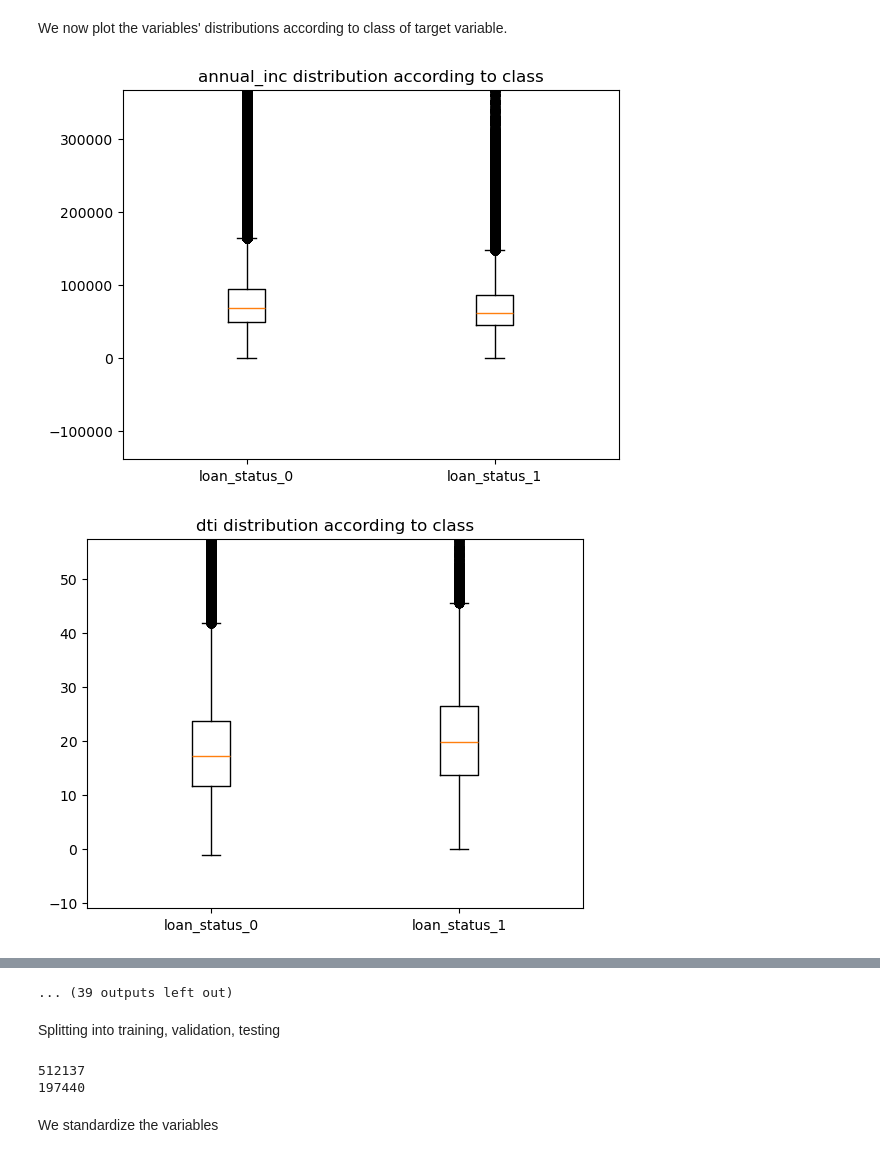
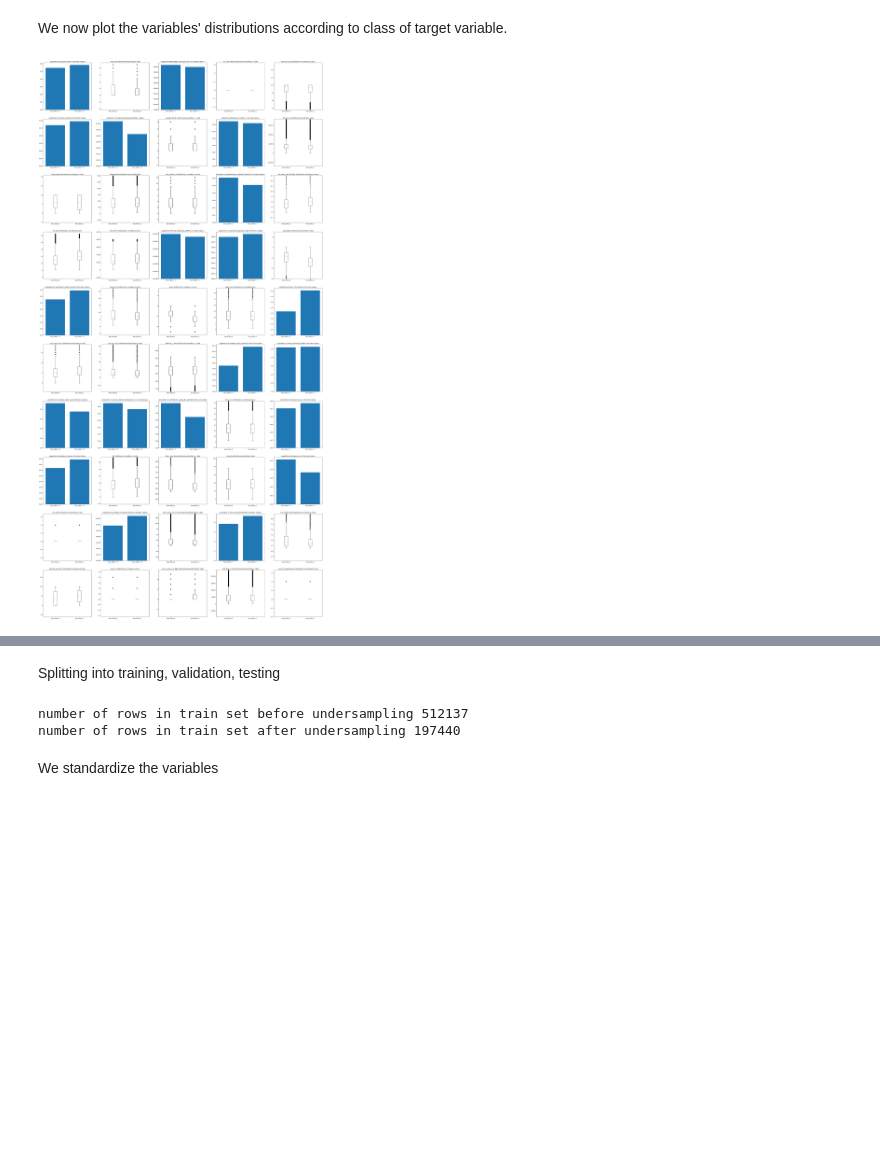
Before and after one commit to G-Mass/MTFI-project, a Jupyter notebook: p2p_lending_credit_risk_assessment.ipynb, the cells around one changed output, grey strips where cells are left out. Cells and saved outputs as stored; diff of their text form; code cells hidden in the pictures; blank space fills up the shorter version.

Commit message:
modified some graphs

```diff
--- a/p2p_lending_credit_risk_assessment.ipynb
+++ b/p2p_lending_credit_risk_assessment.ipynb
@@ -319,20 +291,19 @@ df.isna().sum().sum()
 # %% [markdown]
 We now plot the variables' distributions according to class of target variable.
 # %%
+fig, ax = plt.subplots(nrows= 10, ncols= 5, figsize = (40,80))
+ax = ax.flatten()
+
 n_loan_status_0 = (df[df.loan_status == 0]).shape[0]
 n_loan_status_1 = (df[df.loan_status == 1]).shape[0]
-for var_name in df.columns:
+for i,var_name in enumerate(set(df.columns)-set(["loan_status"])):
     if df[var_name].value_counts().size == 2:
-        fig, ax = plt.subplots()
-        ax.bar(x = ("loan_status = 0","loan_status = 1"), height=(df[df.loan_status == 0][var_name].sum()/n_loan_status_0,df[df.loan_status == 1][var_name].sum()/n_loan_status_1))
-        ax.set_title("proportion of "+var_name +" in the two classes")
+        ax[i].bar(x = ("loan_status = 0","loan_status = 1"), height=(df[df.loan_status == 0][var_name].sum()/n_loan_status_0,df[df.loan_status == 1][var_name].sum()/n_loan_status_1))
+        ax[i].set_title("proportion of "+var_name +" in the two classes")
     else:
-        fig, ax = plt.subplots()
-        ax.boxplot([df[var_name][df.loan_status == 0],df[var_name][df.loan_status == 1]])
-        ax.set_ylim((df[var_name].mean() - 3*df[var_name].std(), df[var_name].mean() + 4*df[var_name].std()))
-        ax.set_title(var_name + " distribution according to class")
-        ax.set_xticklabels(("loan_status_0","loan_status_1"))
-        plt.show()
+        ax[i].boxplot([df[var_name][df.loan_status == 0],df[var_name][df.loan_status == 1]])
+        ax[i].set_ylim((df[var_name].mean() - 3*df[var_name].std(), df[var_name].mean() + 4*df[var_name].std()))
+        ax[i].set_title(var_name + " distribution according to class")
+        ax[i].set_xticklabels(("loan_status_0","loan_status_1"))
 # %% [output]
-[figure, old version]
+[figure, new version]
-[figure, removed]
@@ -349,4 +310,3 @@ for var_name in df.columns:
-... (39 outputs left out)
 # %% [markdown]
 Splitting into training, validation, testing
 # %%
@@ -362,14 +322,14 @@ status_0_idx = ((y_train[y_train == 0]).index).array
 np.random.seed(0)
 sampled_idx = np.random.choice(status_0_idx, size = status_1_idx.size, replace = False)
 sampled_idx = np.concatenate((sampled_idx, status_1_idx))
-print(X_train.index.size)
-print(sampled_idx.size)
+print("number of rows in train set before undersampling",X_train.index.size)
+print("number of rows in train set after undersampling",sampled_idx.size)
 
 y_train = y_train.loc[sampled_idx]
 X_train = X_train.loc[sampled_idx]
 # %% [output]
-512137
-197440
+number of rows in train set before undersampling 512137
+number of rows in train set after undersampling 197440
 # %% [markdown]
 We standardize the variables
 # %%
```
Also changed, not shown: parts of 21 cells of this notebook.
